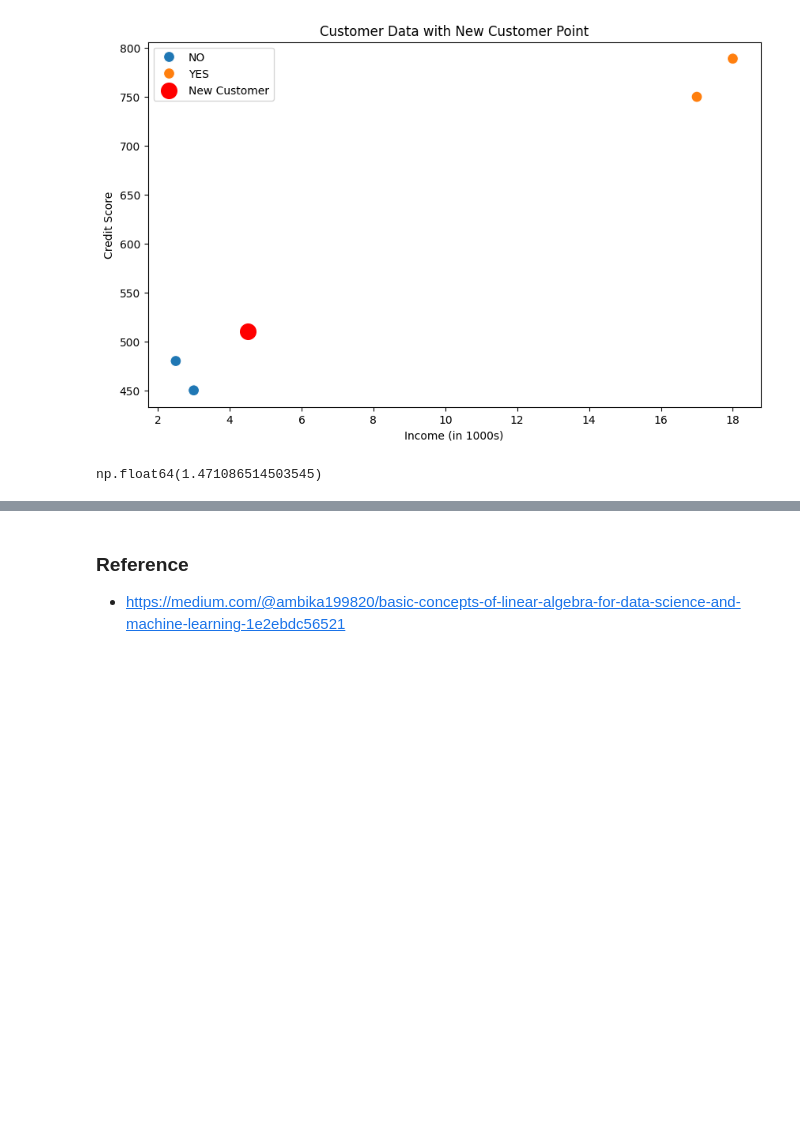
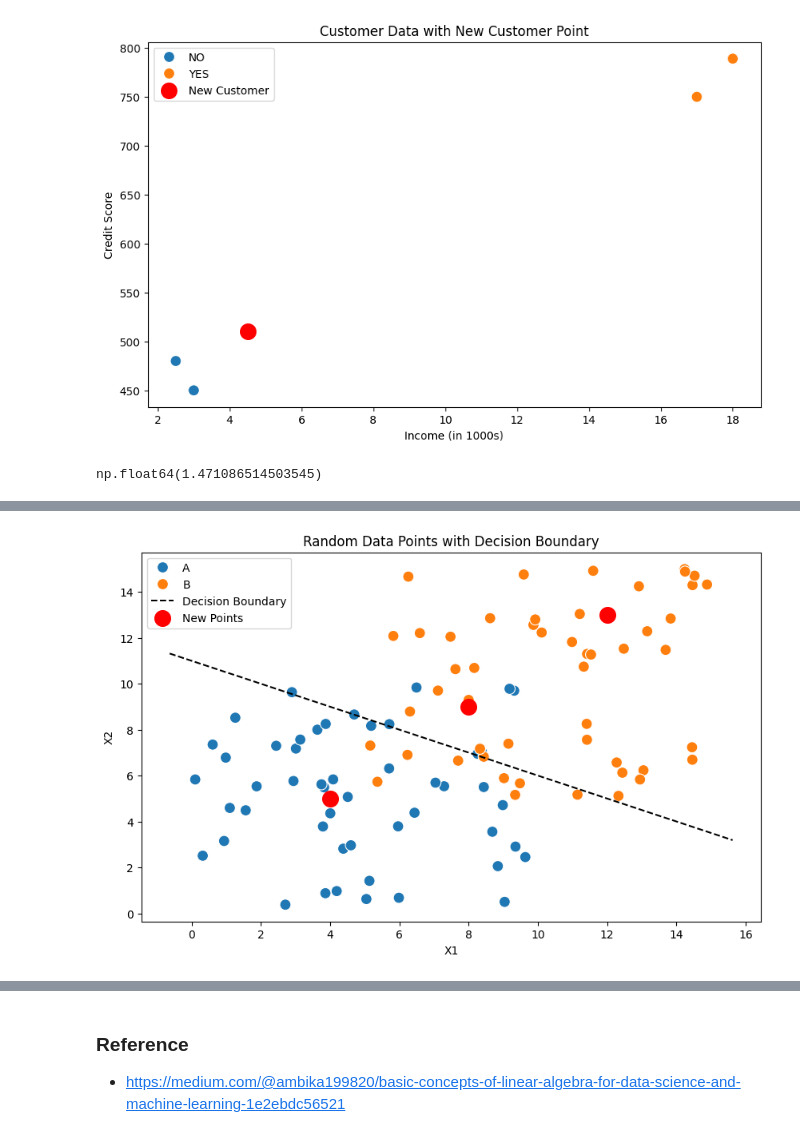
Before and after one commit to rahul8879/data_science_evng, a Jupyter notebook: 03_Math/3.1_LA/Basic_of_LA.ipynb, the cells around one changed output, grey strips where cells are left out. Cells and saved outputs as stored; diff of their text form; code cells hidden in the pictures; blank space fills up the shorter version.

```diff
--- a/03_Math/3.1_LA/Basic_of_LA.ipynb
+++ b/03_Math/3.1_LA/Basic_of_LA.ipynb
@@ -67,0 +117,24 @@ np.float64(1.471086514503545)
+# %%
+# new customer points to classify
+# lets manually draw a line to separate the two classes
+
+w1 = 0.5
+w2 = 1
+w0 = -11
+
+# plotting the random data with separating line
+plt.figure(figsize=(10,6))
+sns.scatterplot(data=df2, x='x1', y='x2', hue='label', s=100)
+x_vals = np.array(plt.gca().get_xlim())
+y_vals = -(w0 + w1 * x_vals) / w2 # y=mx + c  =>  y = -(c + mx)/m
+plt.plot(x_vals, y_vals, color='black', linestyle='--', label='Decision Boundary')
+plt.title('Random Data Points with Decision Boundary')
+
+new_points = np.array([[4,5],[8,9],[12,13]])
+plt.scatter(new_points[:,0], new_points[:,1], color='red', s=200, label='New Points')
+plt.xlabel('X1')
+plt.ylabel('X2')
+plt.legend()
+plt.show()
+# %% [output]
+[figure, added]
```
Also changed, not shown: parts of 9 cells of this notebook, 1 other file.
